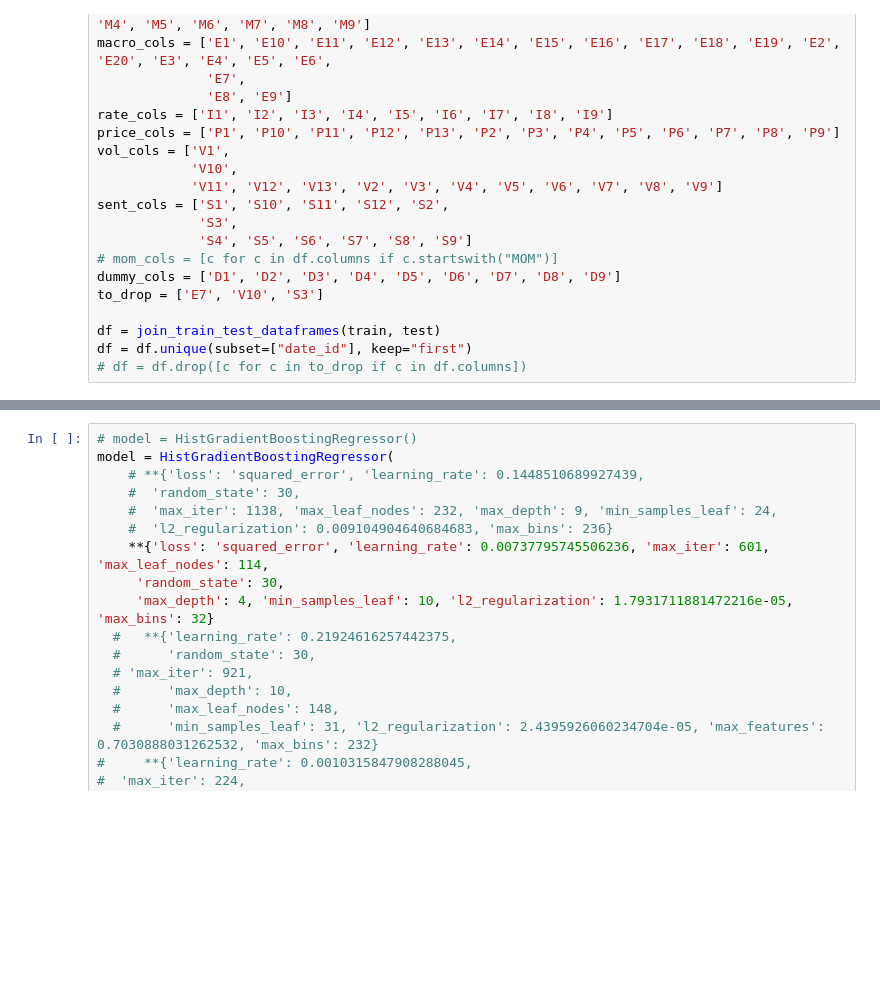
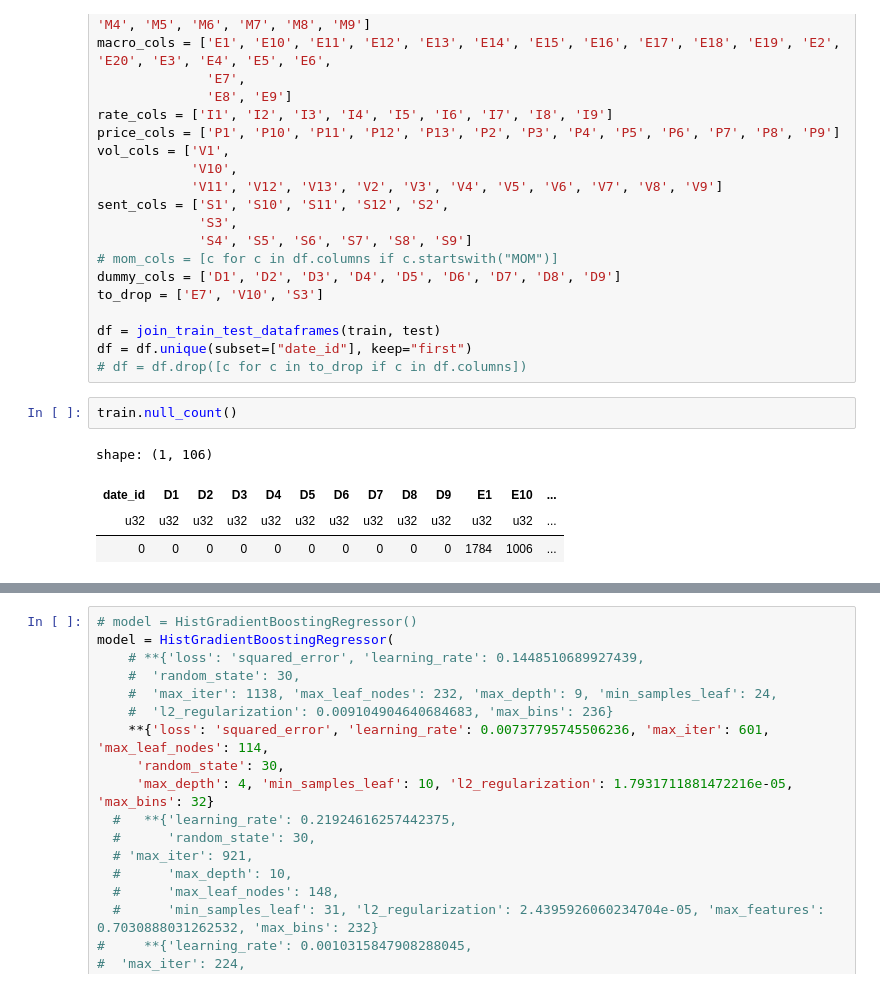
Before and after one commit to abishpius/Hull_Tactical_Market_Prediction, a Jupyter notebook: Hull_Tactical.ipynb, the cells around one changed output, grey strips where cells are left out. Saved outputs shown, nothing was run; the diff lists cells and outputs as text; blank space fills up the shorter version.

```diff
--- a/Hull_Tactical.ipynb
+++ b/Hull_Tactical.ipynb
@@ -1319,3 +1317,10 @@ to_drop = ['E7', 'V10', 'S3']
 df = join_train_test_dataframes(train, test)
 df = df.unique(subset=["date_id"], keep="first")
 # df = df.drop([c for c in to_drop if c in df.columns])
+# %%
+train.null_count()
+# %% [output]
+shape: (1, 106)
+| date_id | D1 | D2 | D3 | D4 | D5 | D6 | D7 | D8 | D9 | E1 | E10 | ... |
+| u32 | u32 | u32 | u32 | u32 | u32 | u32 | u32 | u32 | u32 | u32 | u32 | ... |
+| 0 | 0 | 0 | 0 | 0 | 0 | 0 | 0 | 0 | 0 | 1784 | 1006 | ... |
```
Also changed, not shown: parts of 26 cells of this notebook.
